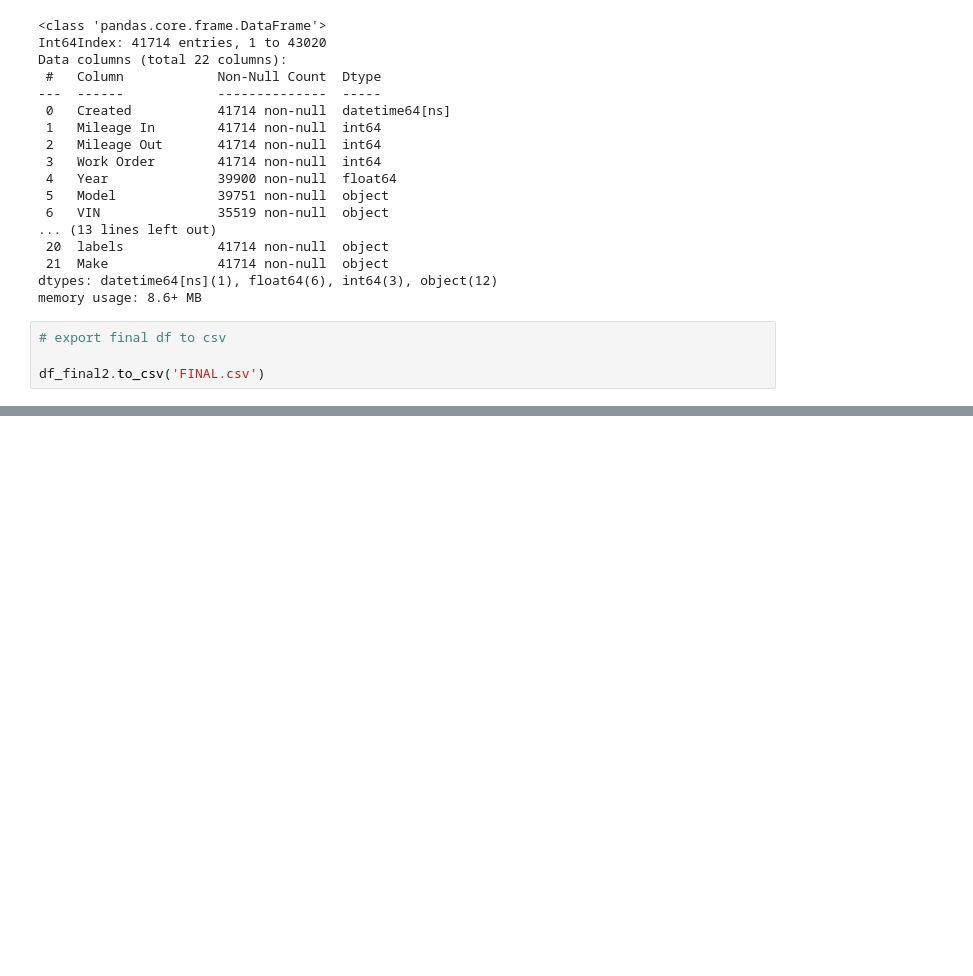
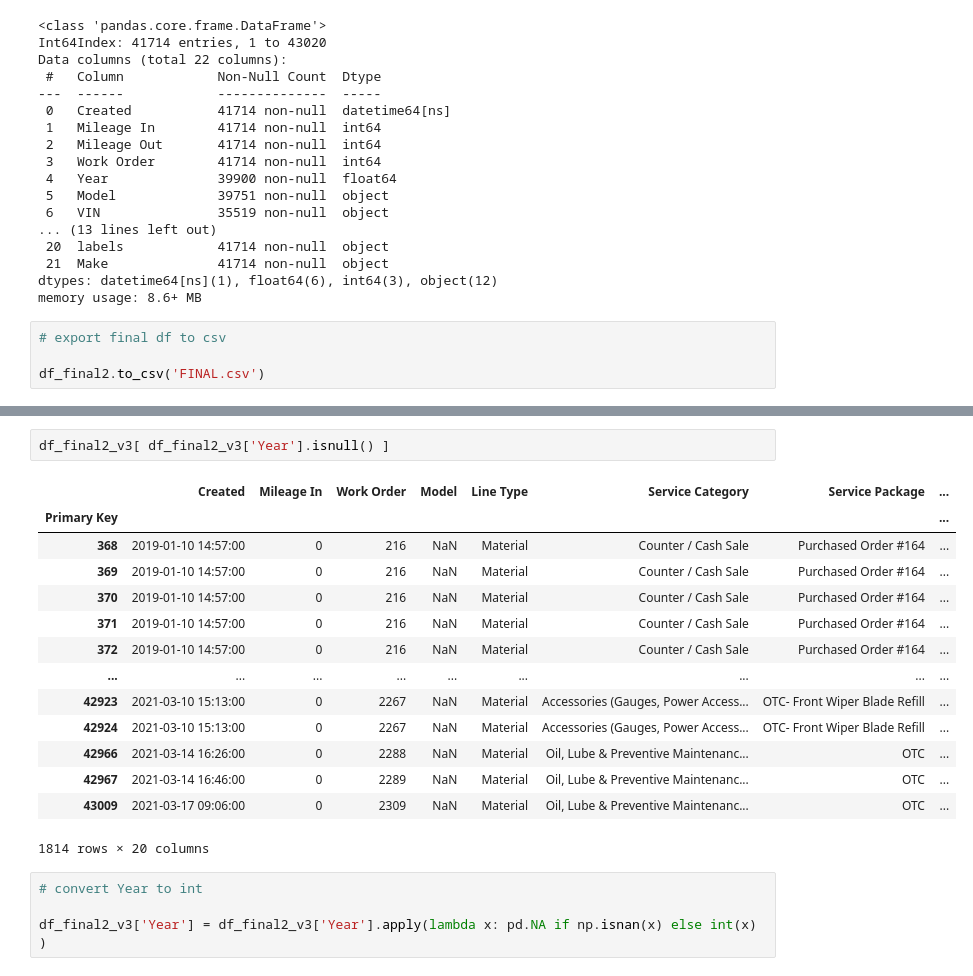
Before and after one commit to just-paul/capstone-autoserved, a Jupyter notebook: Dataset/capstone.ipynb, the cells around one changed output, grey strips where cells are left out. Saved outputs shown, nothing was run; the diff lists cells and outputs as text; blank space fills up the shorter version.

```diff
--- a/Dataset/capstone.ipynb
+++ b/Dataset/capstone.ipynb
@@ -2060,0 +2220,21 @@ df_final2.to_csv('FINAL.csv')
+# %%
+df_final2_v3[ df_final2_v3['Year'].isnull() ]
+# %% [output]
+|  | Created | Mileage In | Work Order | Model | Line Type | Service Category | Service Package | ... |
+| Primary Key |  |  |  |  |  |  |  | ... |
+| 368 | 2019-01-10 14:57:00 | 0 | 216 | NaN | Material | Counter / Cash Sale | Purchased Order #164 | ... |
+| 369 | 2019-01-10 14:57:00 | 0 | 216 | NaN | Material | Counter / Cash Sale | Purchased Order #164 | ... |
+| 370 | 2019-01-10 14:57:00 | 0 | 216 | NaN | Material | Counter / Cash Sale | Purchased Order #164 | ... |
+| 371 | 2019-01-10 14:57:00 | 0 | 216 | NaN | Material | Counter / Cash Sale | Purchased Order #164 | ... |
+| 372 | 2019-01-10 14:57:00 | 0 | 216 | NaN | Material | Counter / Cash Sale | Purchased Order #164 | ... |
+| ... | ... | ... | ... | ... | ... | ... | ... | ... |
+| 42923 | 2021-03-10 15:13:00 | 0 | 2267 | NaN | Material | Accessories (Gauges, Power Access... | OTC- Front Wiper Blade Refill | ... |
+| 42924 | 2021-03-10 15:13:00 | 0 | 2267 | NaN | Material | Accessories (Gauges, Power Access... | OTC- Front Wiper Blade Refill | ... |
+| 42966 | 2021-03-14 16:26:00 | 0 | 2288 | NaN | Material | Oil, Lube & Preventive Maintenanc... | OTC | ... |
+| 42967 | 2021-03-14 16:46:00 | 0 | 2289 | NaN | Material | Oil, Lube & Preventive Maintenanc... | OTC | ... |
+| 43009 | 2021-03-17 09:06:00 | 0 | 2309 | NaN | Material | Oil, Lube & Preventive Maintenanc... | OTC | ... |
+1814 rows × 20 columns
+# %%
+# convert Year to int
+
+df_final2_v3['Year'] = df_final2_v3['Year'].apply(lambda x: pd.NA if np.isnan(x) else int(x) )
```
Also changed, not shown: parts of 81 cells of this notebook.
